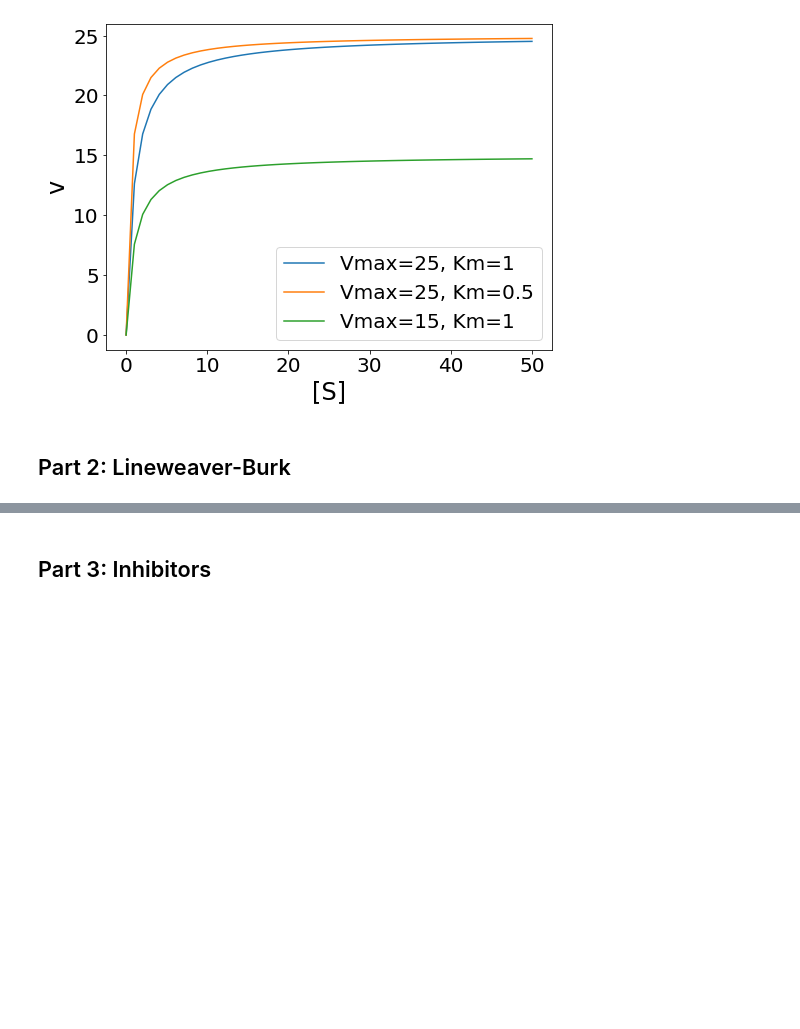
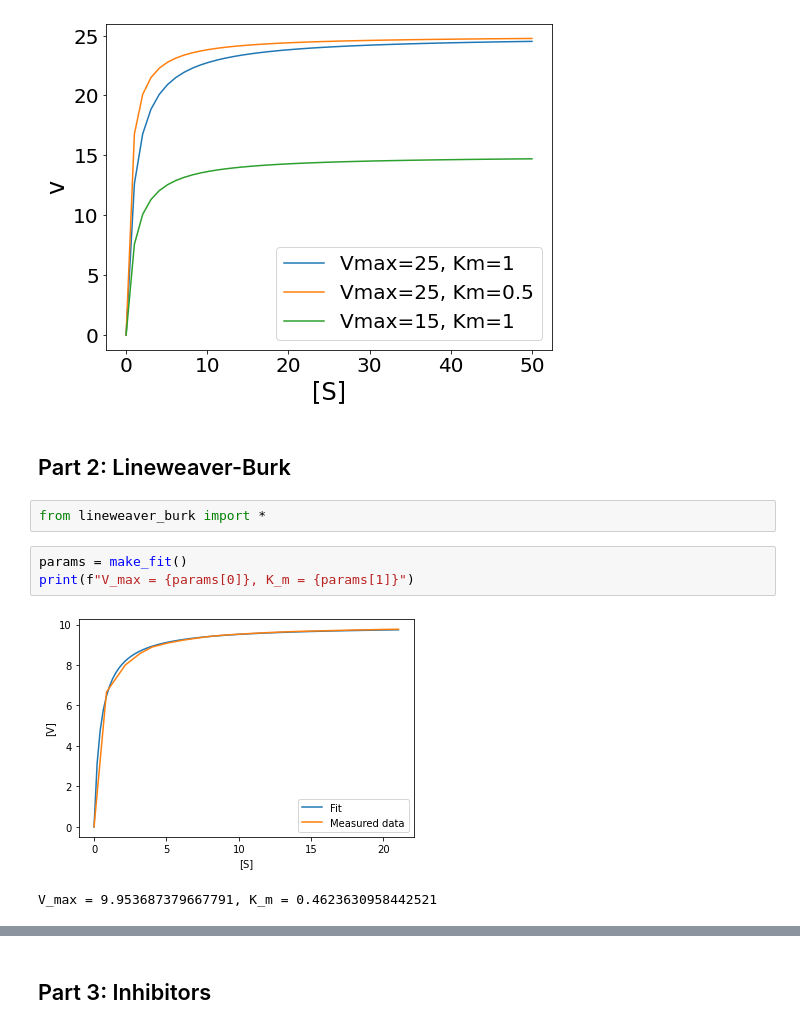
Before and after one commit to Nickvs99/ComputationalBiology, a Jupyter notebook: Set1/set1.ipynb, the cells around one changed output, grey strips where cells are left out. Cells and saved outputs as stored; diff of their text form; blank space fills up the shorter version.

```diff
--- a/Set1/set1.ipynb
+++ b/Set1/set1.ipynb
@@ -51,3 +51,11 @@ plt.show()
 [figure]
 # %% [markdown]
 ## Part 2: Lineweaver-Burk
+# %%
+from lineweaver_burk import *
+# %%
+params = make_fit()
+print(f"V_max = {params[0]}, K_m = {params[1]}")
+# %% [output]
+[figure, added]
+V_max = 9.953687379667791, K_m = 0.4623630958442521
```
Also changed, not shown: parts of 2 cells of this notebook, 1 other file.
